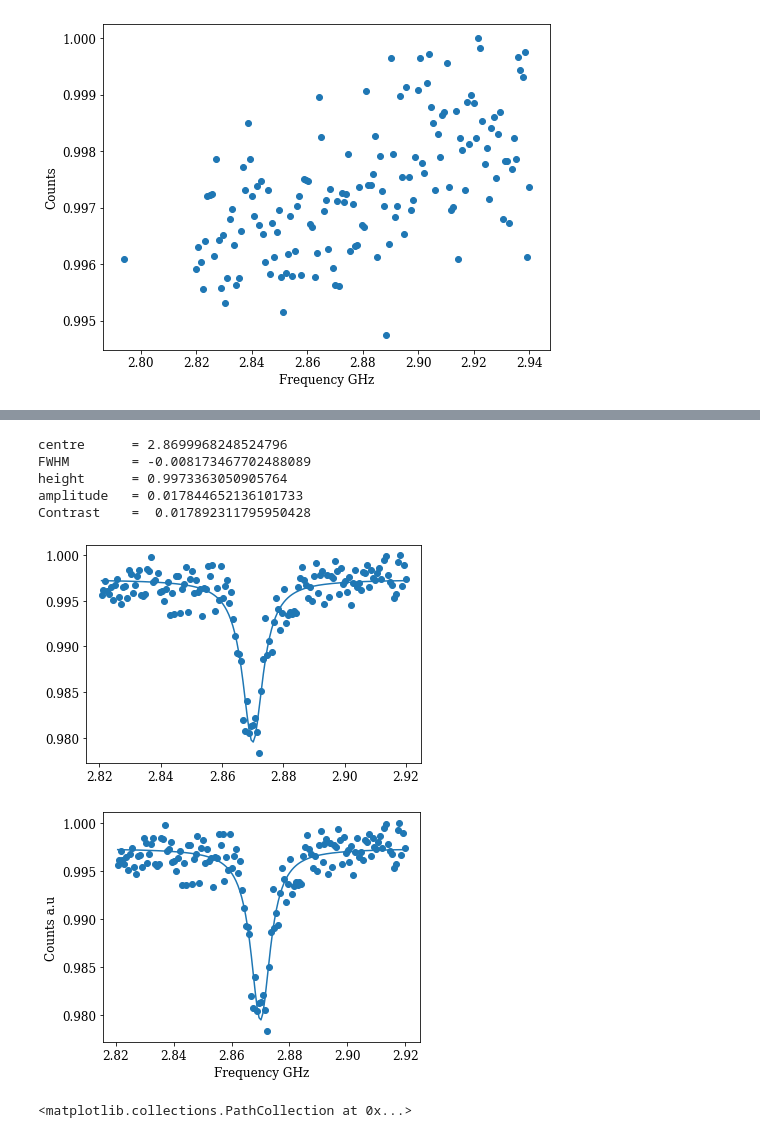
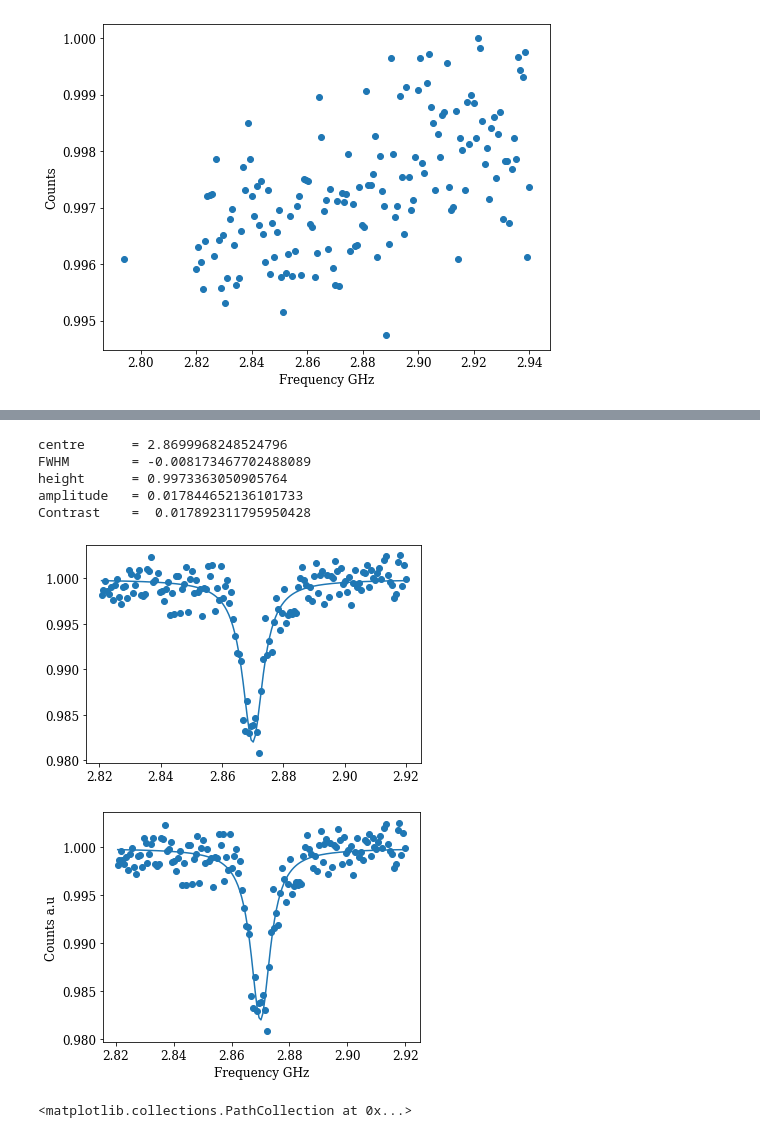
Before and after one commit to Lyra-Cronin/Thesis-Python, a Jupyter notebook: Graphing.ipynb, the cells around one changed output, grey strips where cells are left out. Drawn from its saved outputs; the diff is of its cells as text; code cells hidden in the pictures.

```diff
--- a/Graphing.ipynb
+++ b/Graphing.ipynb
@@ -288,19 +267,19 @@ frequencies = np.array([2.820676, 2.821, 2.82166443, 2.82232886, 2.82299329, 2.8
 # %%
 popt, pcov = curve_fit(lorentzian_dip, frequencies, counts, p0=[2.87,  0.001, 3000, 133000])
-plt.scatter(frequencies, counts)
-plt.plot(frequencies, lorentzian_dip(frequencies, *popt))
+plt.scatter(frequencies, counts+ 0.0025)
+plt.plot(frequencies, lorentzian_dip(frequencies, *popt)+0.0025)
 names = ['centre', 'FWHM', 'height', 'amplitude']
 for x, y in zip(names, popt):
     print('{:<11}'.format(x),'=', y)
 
 print('Contrast    = ', popt[3]/popt[2])
 # %% [output]
 centre      = 2.8699968248524796
 FWHM        = -0.008173467702488089
 height      = 0.9973363050905764
 amplitude   = 0.017844652136101733
 Contrast    =  0.017892311795950428
-[figure, old version]
+[figure, new version]
 # %%
 plt.rc('font', family='serif')
 plt.rc('ytick', labelsize='12')
@@ -311,8 +290,8 @@ fig = plt.figure(figsize=(5.5,4))
 ax = fig.add_subplot(111)
 
 
-ax.scatter(frequencies, counts)
-ax.plot(frequencies, lorentzian_dip(frequencies, *popt))
+ax.scatter(frequencies, counts+ 0.0025)
+ax.plot(frequencies, lorentzian_dip(frequencies, *popt)+ 0.0025)
 
 ax.set_ylabel('Counts a.u', fontsize=12)
 ax.set_xlabel('Frequency GHz', fontsize=12)
@@ -320,7 +299,7 @@ plt.tight_layout()
 
 plt.savefig('/Users/lyracronin/Dropbox/Apps/Overleaf/mqthesis-master/free_space_ODMR.pdf')
 # %% [output]
-[figure, old version]
+[figure, new version]
 # %%
 df = pd.read_csv (r'C:\Users\qmapp-lab\Lyra\Q data\TRACE4.csv', skiprows=17, header = None)
 # %%
```
Also changed, not shown: parts of 18 cells of this notebook, 3 other files.
